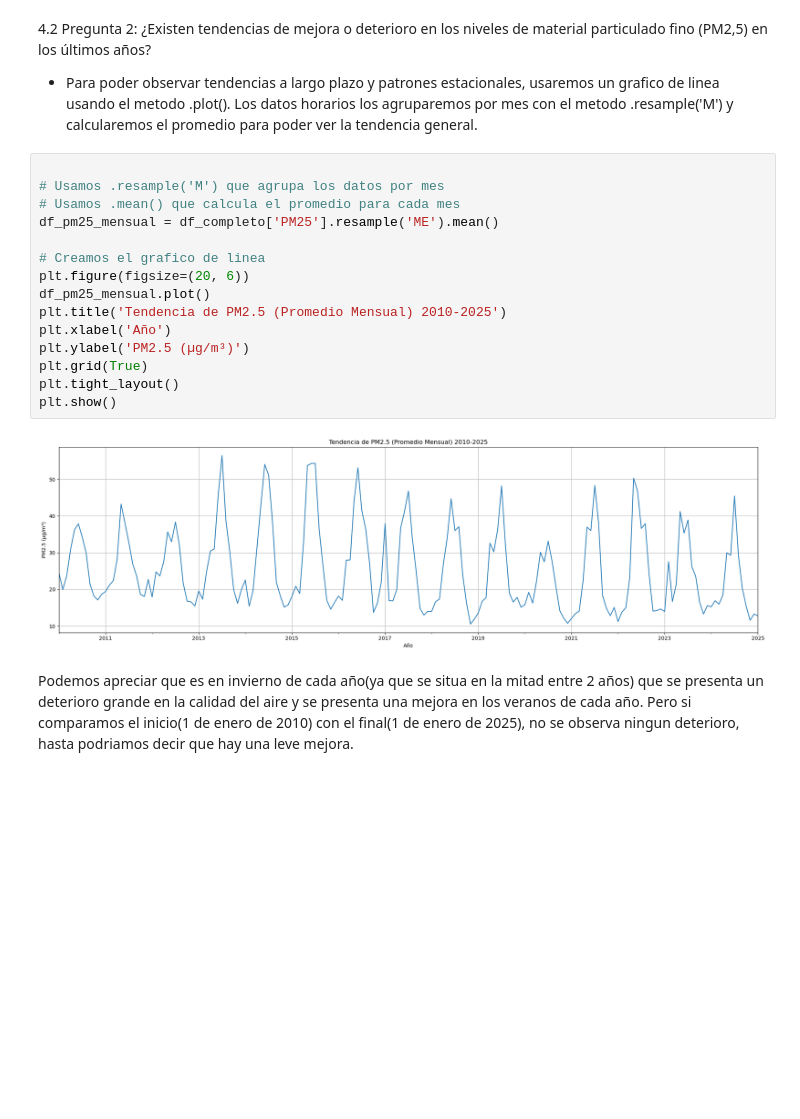
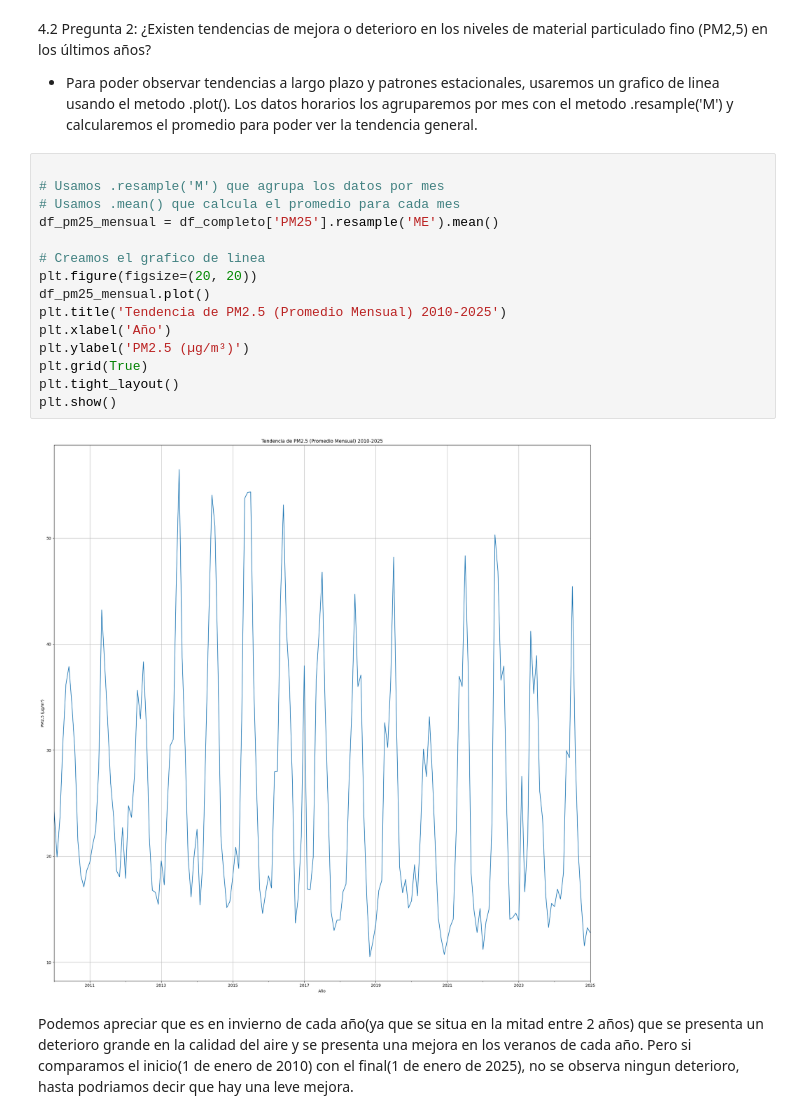
Before and after one commit to GiosueFN/IMT2200-Proyecto-Grupo-14, a Jupyter notebook: Proyecto_ICD/Notebooks/notebook.ipynb, the cells around one changed output. Cells and saved outputs as stored; diff of their text form; blank space fills up the shorter version.

```diff
--- a/Proyecto_ICD/Notebooks/notebook.ipynb
+++ b/Proyecto_ICD/Notebooks/notebook.ipynb
@@ -248,20 +248,20 @@ El valor 1 indica que está perfectamente relacionado(solo es valor 1 cuando se
 # %%
 
 # Usamos .resample('M') que agrupa los datos por mes
 # Usamos .mean() que calcula el promedio para cada mes
 df_pm25_mensual = df_completo['PM25'].resample('ME').mean()
 
 # Creamos el grafico de linea
-plt.figure(figsize=(20, 6))
+plt.figure(figsize=(20, 20))
 df_pm25_mensual.plot()
 plt.title('Tendencia de PM2.5 (Promedio Mensual) 2010-2025')
 plt.xlabel('Año')
 plt.ylabel('PM2.5 (µg/m³)')
 plt.grid(True)
 plt.tight_layout()
 plt.show()
 # %% [output]
-[figure, old version]
+[figure, new version]
 # %% [markdown]
 Podemos apreciar que es en invierno de cada año(ya que se situa en la mitad entre 2 años) que se presenta un deterioro grande en la calidad del aire y se presenta una mejora en los veranos de cada año. Pero si comparamos el inicio(1 de enero de 2010) con el final(1 de enero de 2025), no se observa ningun deterioro, hasta podriamos decir que hay una leve mejora.
 # %% [markdown]
```
Also changed, not shown: parts of 2 cells of this notebook.
